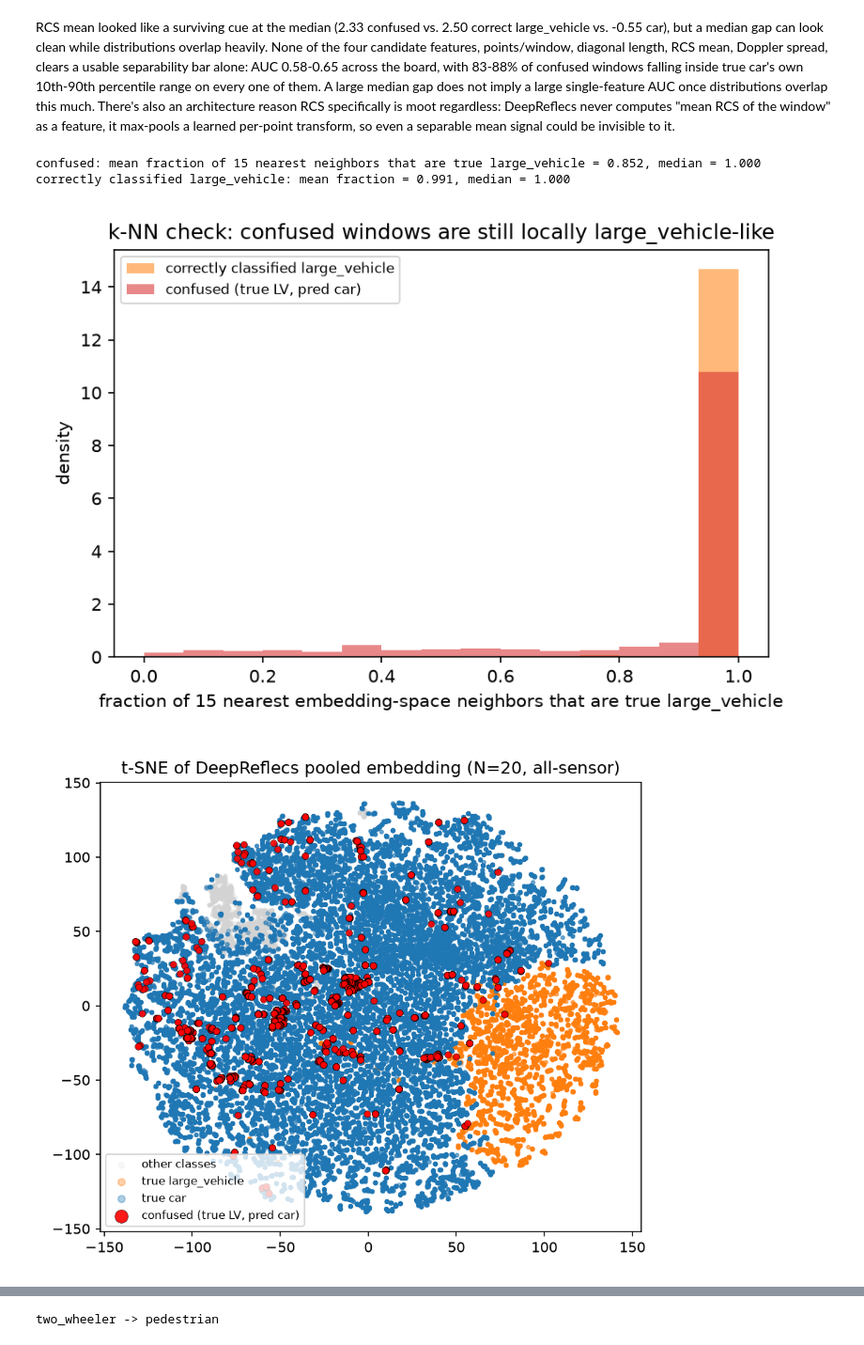
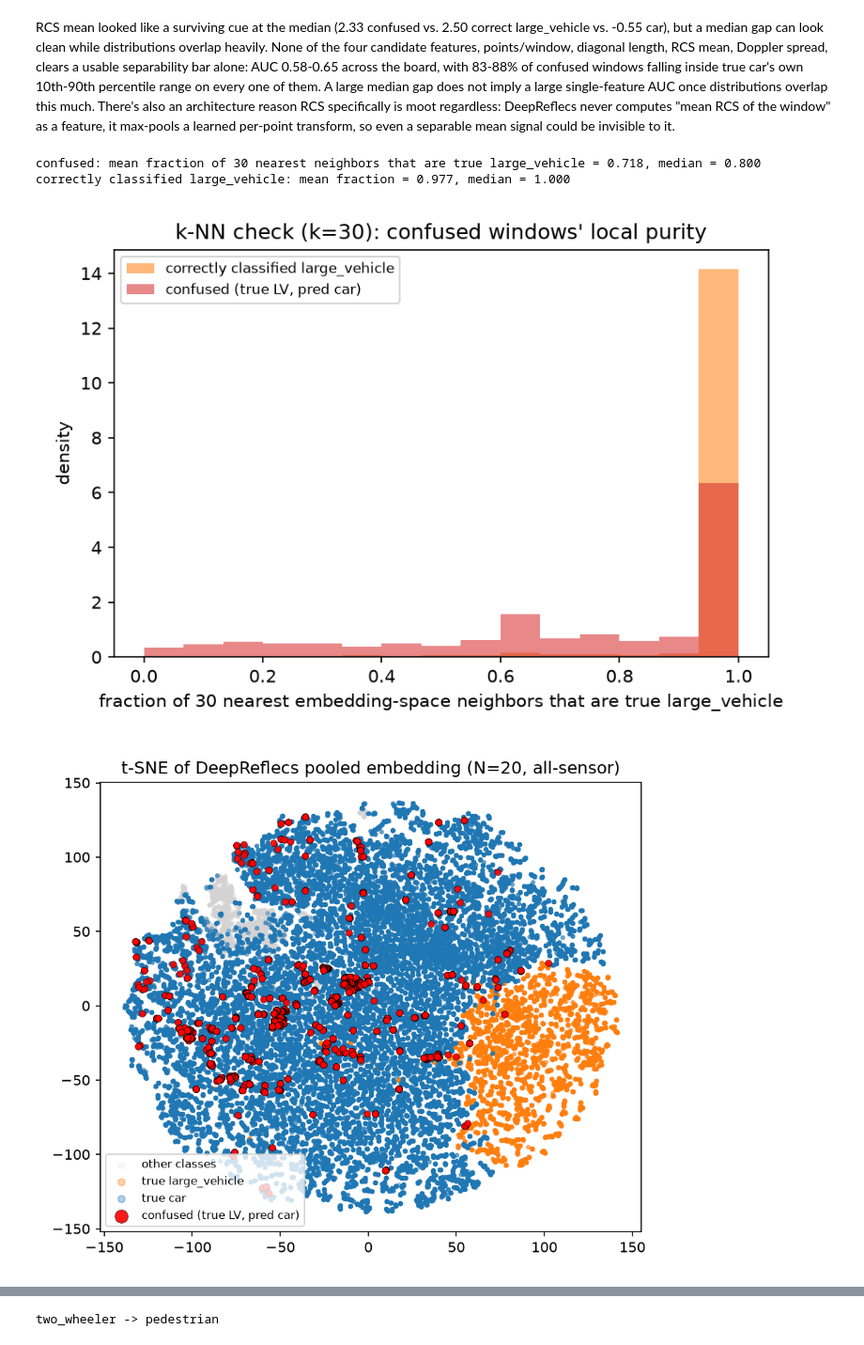
Before and after one commit to brunopinto900/radar-ml-autonomous-driving, a Jupyter notebook: notebooks/final_report.ipynb, the cells around one changed output, grey strips where cells are left out. Shown at 94% size. Drawn from its saved outputs; the diff is of its cells as text; code cells hidden in the pictures.

```diff
--- a/notebooks/final_report.ipynb
+++ b/notebooks/final_report.ipynb
@@ -462,35 +462,35 @@ RCS mean looked like a surviving cue at the median (2.33 confused vs. 2.50 corre
 # %%
 from sklearn.neighbors import NearestNeighbors
 from sklearn.manifold import TSNE
 
 batch_size = 1024
 embeddings = []
 with torch.no_grad():
     for start in range(0, len(test_std), batch_size):
         batch_sets = test_std[start : start + batch_size]
         batch_m_max = max(p.shape[0] for p in batch_sets)
         batch_x, batch_mask = pad_to_fixed(batch_sets, batch_m_max)
         batch_x_t = torch.tensor(batch_x, device=DEVICE)
         batch_mask_t = torch.tensor(batch_mask, device=DEVICE)
         embeddings.append(embed_points(model_cm, batch_x_t, batch_mask_t))
 emb = torch.cat(embeddings, dim=0).cpu().numpy()
 
-k = 15
+k = 30
 nn = NearestNeighbors(n_neighbors=k + 1).fit(emb)
 
 _, idxs_confused = nn.kneighbors(emb[mask_confused_lv])
 frac_lv_confused = (y_test[idxs_confused[:, 1:]] == idx_lv).mean(axis=1)
 _, idxs_correct = nn.kneighbors(emb[mask_lv_correct])
 frac_lv_correct = (y_test[idxs_correct[:, 1:]] == idx_lv).mean(axis=1)
 
 print(f"confused: mean fraction of {k} nearest neighbors that are true large_vehicle = {frac_lv_confused.mean():.3f}, median = {np.median(frac_lv_confused):.3f}")
 print(f"correctly classified large_vehicle: mean fraction = {frac_lv_correct.mean():.3f}, median = {np.median(frac_lv_correct):.3f}")
 
 display(Image(filename=str(RESULTS / "track_accumulation/N20_stride1_allsensors/lv_car_knn_fraction_hist.png")))
 display(Image(filename=str(RESULTS / "track_accumulation/N20_stride1_allsensors/lv_car_tsne.png")))
 # %% [output]
-confused: mean fraction of 15 nearest neighbors that are true large_vehicle = 0.852, median = 1.000
-correctly classified large_vehicle: mean fraction = 0.991, median = 1.000
+confused: mean fraction of 30 nearest neighbors that are true large_vehicle = 0.718, median = 0.800
+correctly classified large_vehicle: mean fraction = 0.977, median = 1.000
-[figure, old version]
+[figure, new version]
 [figure]
 # %% [markdown]
```
Also changed, not shown: parts of 2 cells of this notebook, 3 other files.
